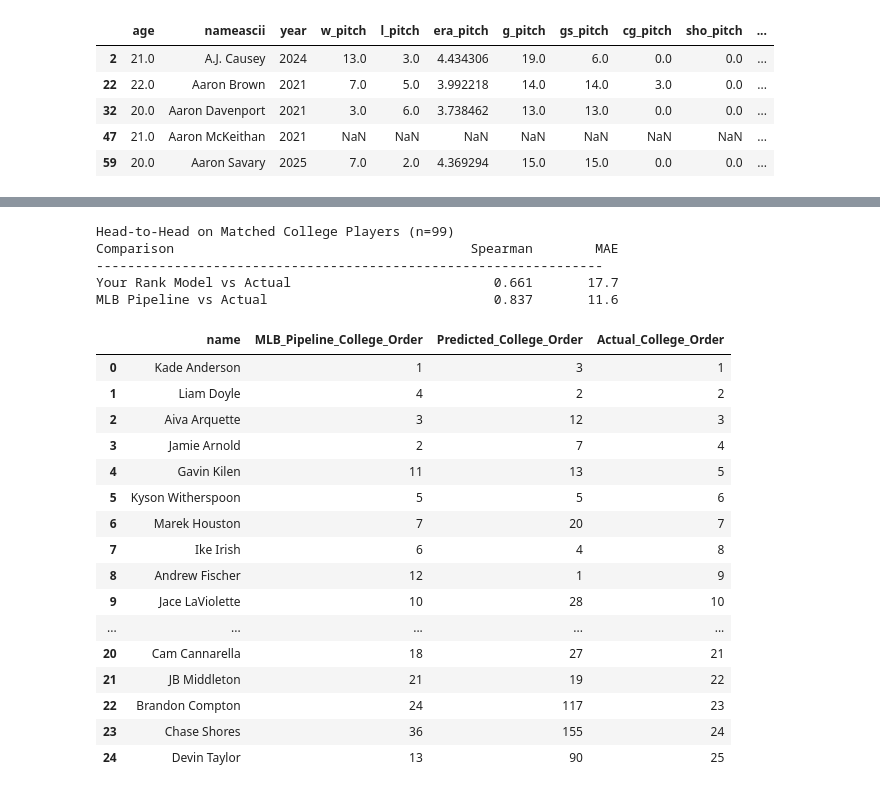
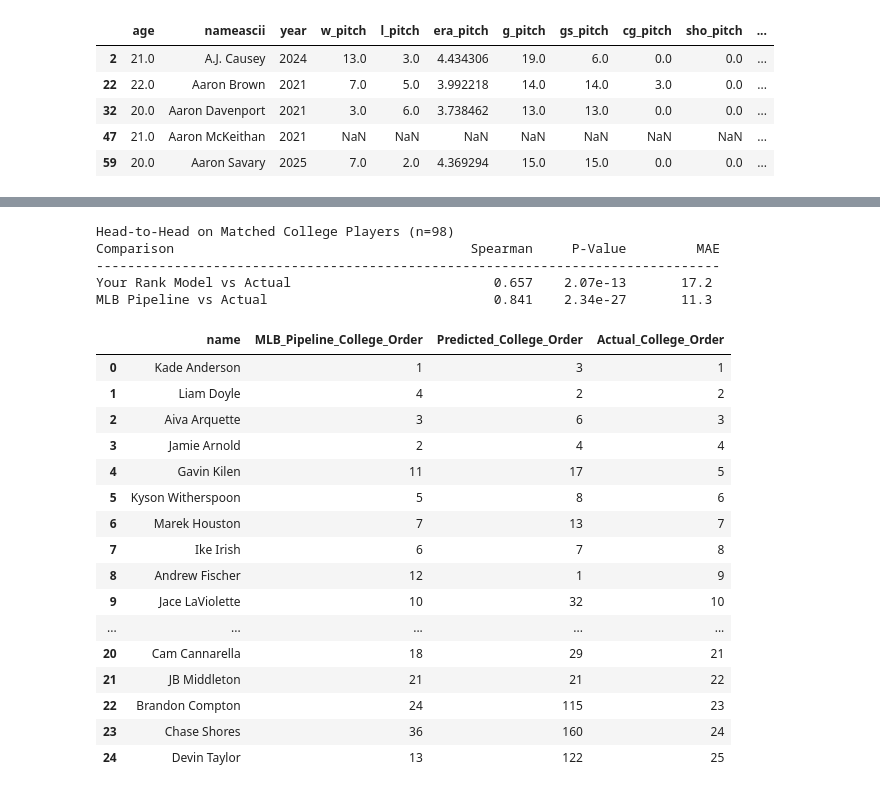
Before and after one commit to CodeMateo15/ncaaBaseballDraft-Predictor, a Jupyter notebook: CSV+Code Files/trial_xgBoost/xgboostAllWithTeamsV2.ipynb, the cells around one changed output, grey strips where cells are left out. Drawn from its saved outputs; the diff is of its cells as text; code cells hidden in the pictures.

Commit message:
added in json file informationa and somehow model got worse...

```diff
--- a/CSV+Code Files/trial_xgBoost/xgboostAllWithTeamsV2.ipynb
+++ b/CSV+Code Files/trial_xgBoost/xgboostAllWithTeamsV2.ipynb
@@ -66,7 +66,7 @@ team_features = list(df[['conf_rpi_team', 'conf_rank_team', 'conf_national_wp_te
                          'BB (Pitching)_team', 'K/BB_team', 'K/9_team', 'TP_team', '3B_team', '3BPG_team',
                          'WHIP_team', 'BBPG (Pitching)_team']].columns)
 
-redundant_features = ['k%_pitch', 'bb%_pitch', 'K/BB_team', 'k/bb_pitch']
+redundant_features = ['']
 
 # IGNORE
 #lasso_selected_features = [
@@ -88,9 +88,6 @@ mapping = {
 
 df['role'] = df['role'].map(mapping)
 
-df = pd.get_dummies(df, columns=['league_team'], drop_first=True)
-df = pd.get_dummies(df, columns=['team_old'], drop_first=True)
-
 X = df[features]
 y = df['Drafted?'].astype(int)
 # %%
@@ -280,13 +451,17 @@ dtype: int64
 # %%
 # XGBoost regression to predict college draft order, using just College_Draft_Order as target (not pick number)
 
-test_year = drafted_df[year_col].max()
+test_year = draftedClean_df[year_col].max()
 
-train_df = drafted_df[drafted_df[year_col] < test_year]
-test_df  = drafted_df[drafted_df[year_col] == test_year]
+train_df = draftedClean_df[draftedClean_df[year_col] < test_year]
+test_df  = draftedClean_df[draftedClean_df[year_col] == test_year]
 
-pick_features = [f for f in features if f not in redundant_features]
+api_features = ['api_batSide', 'api_pitchHand', 'api_primaryPos', 'api_weight', 'api_height']
+all_features = features + api_features
 
+pick_features = [f for f in all_features if f not in redundant_features]
+
+print(train_df.columns.tolist())
 X_train = train_df[pick_features]
 y_train = train_df['College_Draft_Order']
 
@@ -319,12 +494,12 @@ pred_order = pd.Series(preds).rank(method='min').astype(int).values
 actual_order = y_test_order.values
 
 print(f"College draft class sizes per year:")
-print(drafted_df.groupby(year_col).size())
+print(draftedClean_df.groupby(year_col).size())
 
-corr_order, _ = spearmanr(actual_order, pred_order)
+corr_order, p_value = spearmanr(actual_order, pred_order)
 mae_order = mean_absolute_error(actual_order, pred_order)
 
 print(f"\nCollege-Only Rank Model — Raw Order Target (n={len(y_test_order)}):")
-print(f"  Spearman: {corr_order:.3f}")
+print(f"  Spearman: {corr_order:.3f} (p={p_value:.2e})")
 print(f"  MAE:      {mae_order:.1f}")
 # %% [output]
@@ -356,6 +546,7 @@ importance_df = pd.DataFrame({
     'Importance': list(importance.values())
 }).sort_values(by='Importance', ascending=False)
 
-print("\nTop 20 Features by Importance:")
-print(importance_df.head(20))
+print("\nAll Features by Importance:")
+pd.set_option('display.max_rows', None)
+print(importance_df.head(120))
 # %% [output]
@@ -382,7 +573,6 @@ results_rank_df = pd.DataFrame({
     'name': test_df['nameascii'].values,
     'Predicted_College_Order': pred_order,
     'Actual_College_Order': actual_order,
-    'Actual_Pick': y_test_order.values,
 })
 
 results_rank_df = results_rank_df.sort_values('Actual_College_Order').reset_index(drop=True)
@@ -445,55 +635,55 @@ plt.show()
 prospects = pd.read_csv('mlb_2025_draft_prospects_top250.csv')
 
 # Compare with MLB Pipeline on matched players
 results_rank_df['name_clean'] = results_rank_df['name'].str.strip().str.lower()
 prospects['name_clean'] = prospects['name'].str.strip().str.lower()
 
 comp = results_rank_df.merge(prospects[['name_clean', 'rank']], on='name_clean', how='inner')
 
 # Re-rank everything among only matched players
 comp = comp.sort_values('Actual_Pick').reset_index(drop=True)
 comp['Actual_Order_Matched'] = range(1, len(comp) + 1)
 
 comp = comp.sort_values('Predicted_College_Order').reset_index(drop=True)
 comp['Pred_Order_Matched'] = range(1, len(comp) + 1)
 
 comp = comp.sort_values('rank').reset_index(drop=True)
 comp['Pipeline_Order_Matched'] = range(1, len(comp) + 1)
 
-corr_you, _ = spearmanr(comp['Actual_Order_Matched'], comp['Pred_Order_Matched'])
-corr_pipe, _ = spearmanr(comp['Actual_Order_Matched'], comp['Pipeline_Order_Matched'])
+corr_you, p_you = spearmanr(comp['Actual_Order_Matched'], comp['Pred_Order_Matched'])
+corr_pipe, p_pipe = spearmanr(comp['Actual_Order_Matched'], comp['Pipeline_Order_Matched'])
 mae_you = mean_absolute_error(comp['Actual_Order_Matched'], comp['Pred_Order_Matched'])
 mae_pipe = mean_absolute_error(comp['Actual_Order_Matched'], comp['Pipeline_Order_Matched'])
 
 print(f"Head-to-Head on Matched College Players (n={len(comp)})")
-print(f"{'Comparison':<45} {'Spearman':>10} {'MAE':>10}")
-print("-" * 65)
-print(f"{'Your Rank Model vs Actual':<45} {corr_you:>10.3f} {mae_you:>10.1f}")
-print(f"{'MLB Pipeline vs Actual':<45} {corr_pipe:>10.3f} {mae_pipe:>10.1f}")
+print(f"{'Comparison':<45} {'Spearman':>10}    {'P-Value':>8}  {'MAE':>10}")
+print("-" * 80)
+print(f"{'Your Rank Model vs Actual':<45} {corr_you:>10.3f}    {p_you:.2e} {mae_you:>10.1f}")
+print(f"{'MLB Pipeline vs Actual':<45} {corr_pipe:>10.3f}    {p_pipe:.2e} {mae_pipe:>10.1f}")
 
 comp = comp[['name', 'Pipeline_Order_Matched', 'Predicted_College_Order', 'Actual_College_Order']].copy()
 comp.columns = ['name', 'MLB_Pipeline_College_Order', 'Predicted_College_Order', 'Actual_College_Order']
 display(comp.sort_values('Actual_College_Order').reset_index(drop=True).head(25))
 # %% [output]
-Head-to-Head on Matched College Players (n=99)
-Comparison                                      Spearman        MAE
------------------------------------------------------------------
-Your Rank Model vs Actual                          0.661       17.7
-MLB Pipeline vs Actual                             0.837       11.6
+Head-to-Head on Matched College Players (n=98)
+Comparison                                      Spearman     P-Value         MAE
+--------------------------------------------------------------------------------
+Your Rank Model vs Actual                          0.657    2.07e-13       17.2
+MLB Pipeline vs Actual                             0.841    2.34e-27       11.3
 |  | name | MLB_Pipeline_College_Order | Predicted_College_Order | Actual_College_Order |
 | 0 | Kade Anderson | 1 | 3 | 1 |
 | 1 | Liam Doyle | 4 | 2 | 2 |
-| 2 | Aiva Arquette | 3 | 12 | 3 |
-| 3 | Jamie Arnold | 2 | 7 | 4 |
-| 4 | Gavin Kilen | 11 | 13 | 5 |
-| 5 | Kyson Witherspoon | 5 | 5 | 6 |
-| 6 | Marek Houston | 7 | 20 | 7 |
-| 7 | Ike Irish | 6 | 4 | 8 |
+| 2 | Aiva Arquette | 3 | 6 | 3 |
+| 3 | Jamie Arnold | 2 | 4 | 4 |
+| 4 | Gavin Kilen | 11 | 17 | 5 |
+| 5 | Kyson Witherspoon | 5 | 8 | 6 |
+| 6 | Marek Houston | 7 | 13 | 7 |
+| 7 | Ike Irish | 6 | 7 | 8 |
 | 8 | Andrew Fischer | 12 | 1 | 9 |
-| 9 | Jace LaViolette | 10 | 28 | 10 |
+| 9 | Jace LaViolette | 10 | 32 | 10 |
 | ... | ... | ... | ... | ... |
-| 20 | Cam Cannarella | 18 | 27 | 21 |
-| 21 | JB Middleton | 21 | 19 | 22 |
-| 22 | Brandon Compton | 24 | 117 | 23 |
-| 23 | Chase Shores | 36 | 155 | 24 |
-| 24 | Devin Taylor | 13 | 90 | 25 |
+| 20 | Cam Cannarella | 18 | 29 | 21 |
+| 21 | JB Middleton | 21 | 21 | 22 |
+| 22 | Brandon Compton | 24 | 115 | 23 |
+| 23 | Chase Shores | 36 | 160 | 24 |
+| 24 | Devin Taylor | 13 | 122 | 25 |
```
Also changed, not shown: parts of 18 cells of this notebook, 2 other files.
